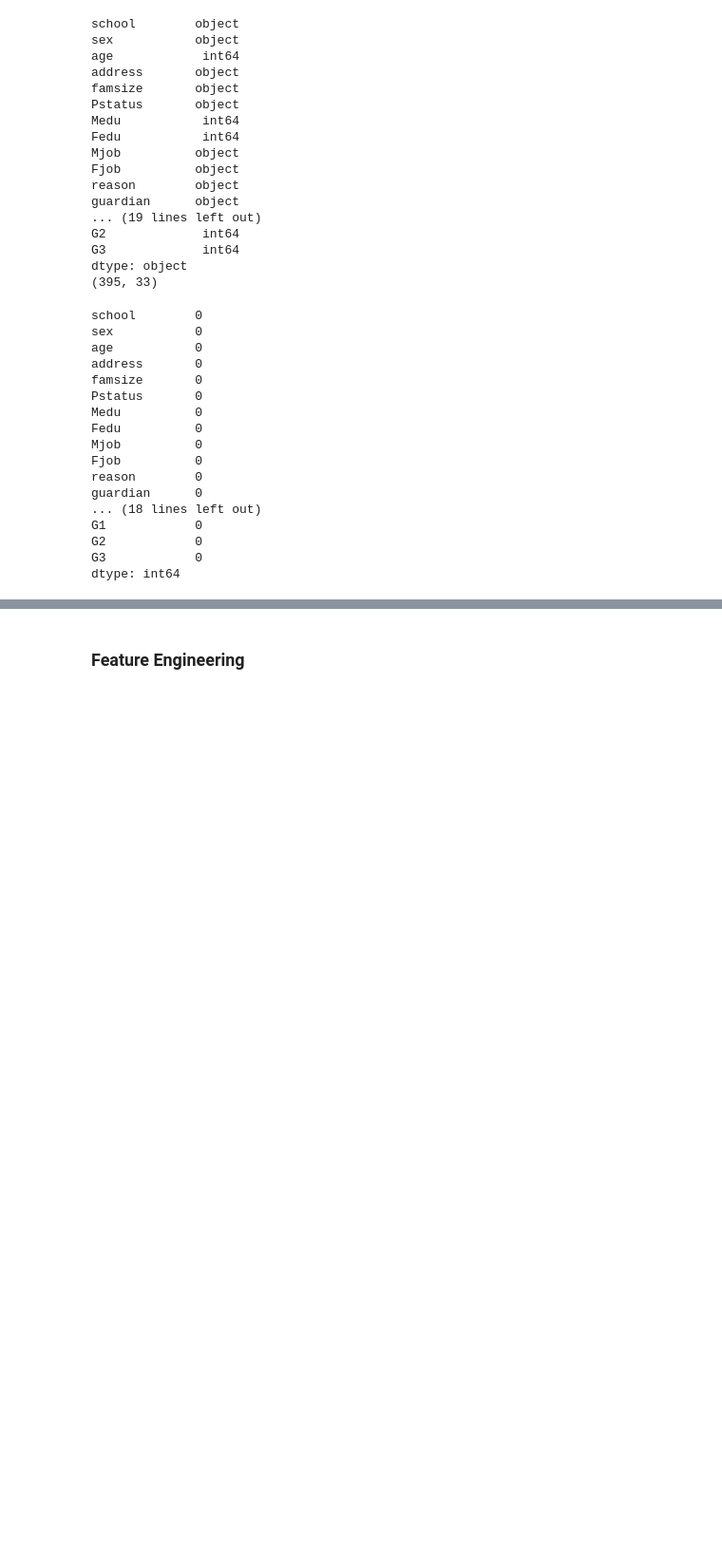
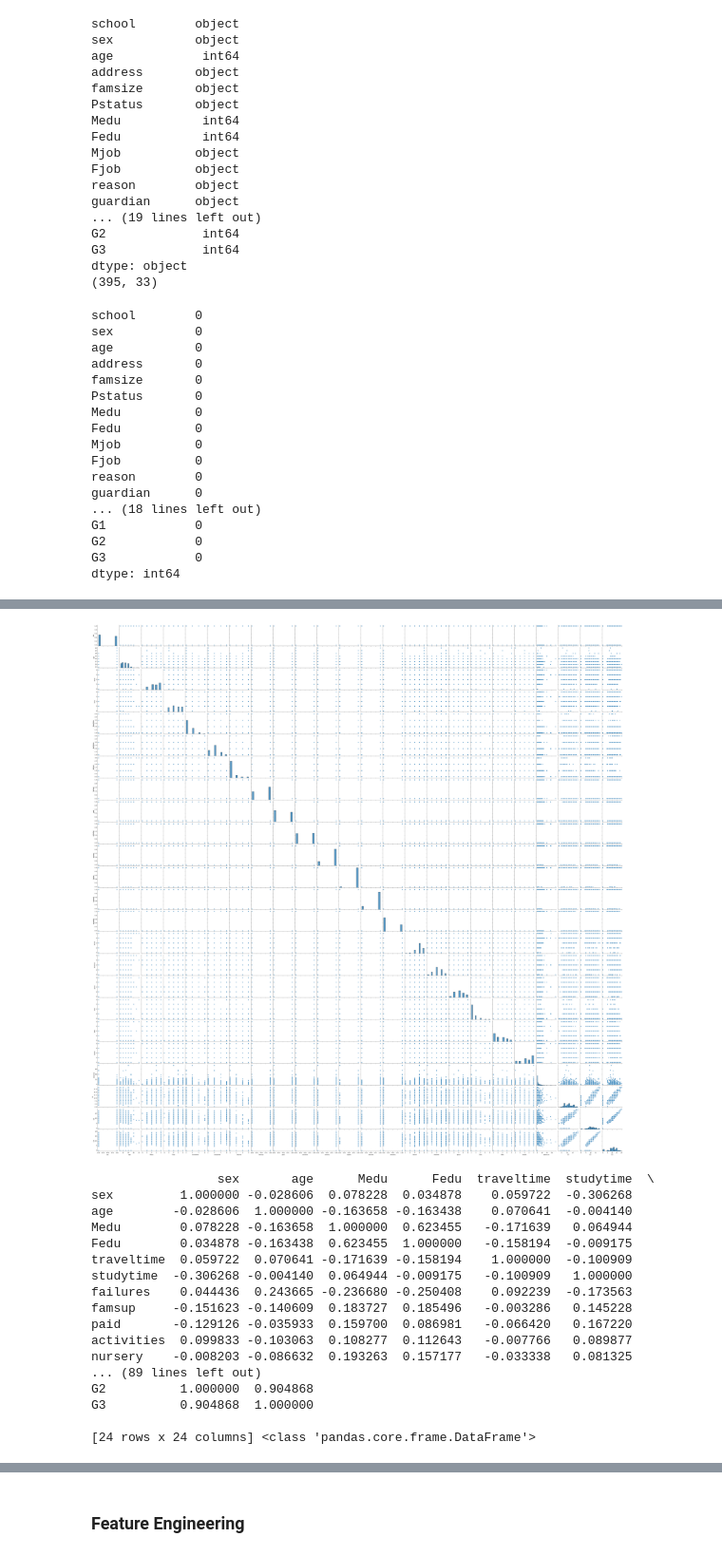
Before and after one commit to nick-kim-96/CS171Project, a Jupyter notebook: W13L2_Sample_Code_Runbook.ipynb, the cells around one changed output, grey strips where cells are left out. Shown at 95% size. Saved outputs shown, nothing was run; the diff lists cells and outputs as text; code cells hidden in the pictures; blank space fills up the shorter version.

Commit message:
even more data cleansing

```diff
--- a/W13L2_Sample_Code_Runbook.ipynb
+++ b/W13L2_Sample_Code_Runbook.ipynb
@@ -175,0 +113,18 @@ students_numerical.describe()
+# %%
+"""
+
+
+TODO: reword this
+This step we will impute the data by replacing binary columns such as: internet, and sex to have 1's and 0's
+"""
+
+students_numerical = students.copy(deep=True)
+
+students_numerical['internet'] = students_numerical.internet.eq('yes').mul(1)
+students_numerical['romantic'] = students_numerical.romantic.eq('yes').mul(1)
+students_numerical['higher'] = students_numerical.higher.eq('yes').mul(1)
+students_numerical['nursery'] = students_numerical.nursery.eq('yes').mul(1)
+students_numerical['activities'] = students_numerical.activities.eq('yes').mul(1)
+students_numerical['paid'] = students_numerical.paid.eq('yes').mul(1)
+students_numerical['famsup'] = students_numerical.famsup.eq('yes').mul(1)
+students_numerical['sex'] = students_numerical.sex.eq('M').mul(1)
@@ -175,0 +169,30 @@ students_numerical.describe()
+# %%
+"""
+Using these values we'll do a coorelation chart
+"""
+sns.pairplot(students_numerical)
+plt.show()
+
+corr = students_numerical.corr()
+print(corr, type(corr))
+corr.style.background_gradient(cmap='coolwarm')
+#No obvious correlaiton found in first half independent variables
+# %% [output]
+[figure, added]
+                 sex       age      Medu      Fedu  traveltime  studytime  \
+sex         1.000000 -0.028606  0.078228  0.034878    0.059722  -0.306268
+age        -0.028606  1.000000 -0.163658 -0.163438    0.070641  -0.004140
+Medu        0.078228 -0.163658  1.000000  0.623455   -0.171639   0.064944
+Fedu        0.034878 -0.163438  0.623455  1.000000   -0.158194  -0.009175
+traveltime  0.059722  0.070641 -0.171639 -0.158194    1.000000  -0.100909
+studytime  -0.306268 -0.004140  0.064944 -0.009175   -0.100909   1.000000
+failures    0.044436  0.243665 -0.236680 -0.250408    0.092239  -0.173563
+famsup     -0.151623 -0.140609  0.183727  0.185496   -0.003286   0.145228
+paid       -0.129126 -0.035933  0.159700  0.086981   -0.066420   0.167220
+activities  0.099833 -0.103063  0.108277  0.112643   -0.007766   0.089877
+nursery    -0.008203 -0.086632  0.193263  0.157177   -0.033338   0.081325
+... (89 lines left out)
+G2          1.000000  0.904868
+G3          0.904868  1.000000
+
+[24 rows x 24 columns] <class 'pandas.core.frame.DataFrame'>
```
Also changed, not shown: parts of 10 cells of this notebook.
